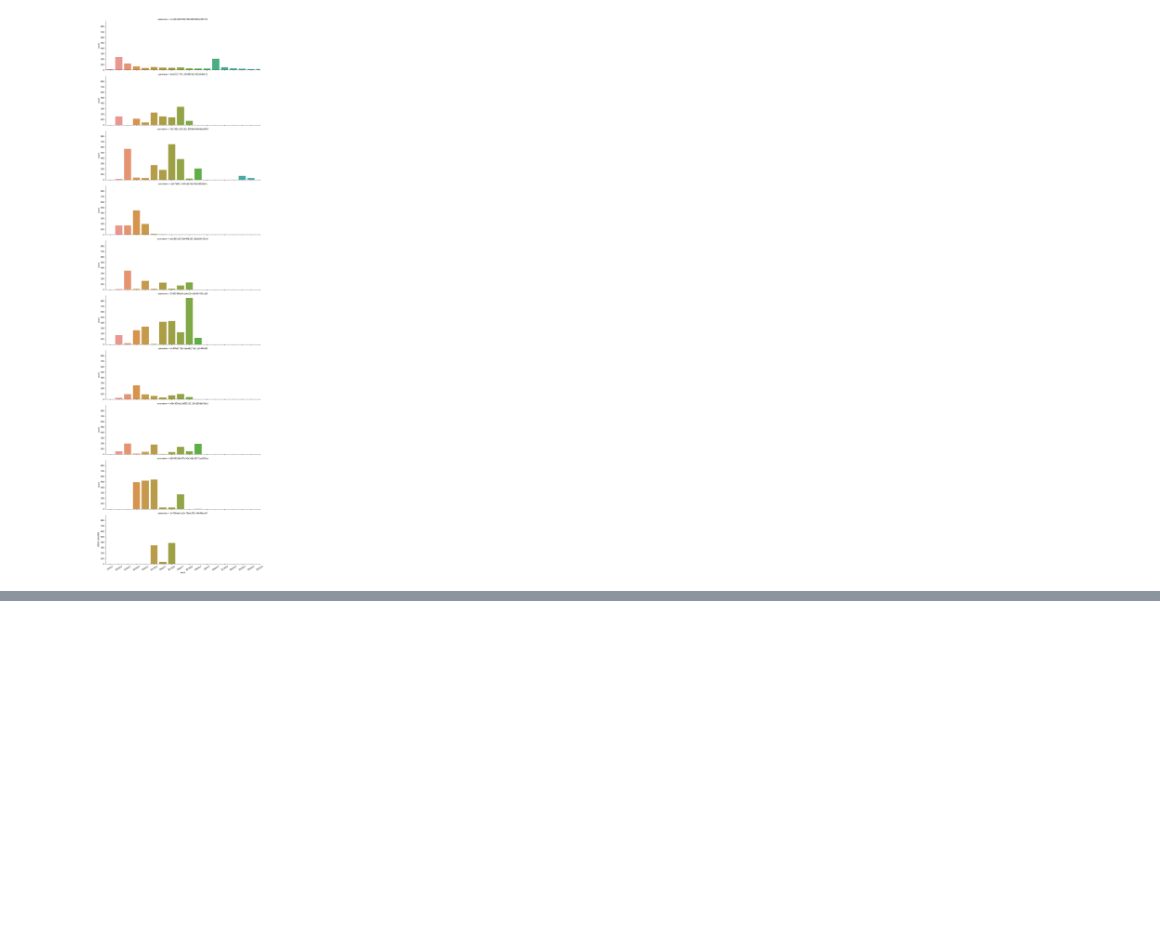
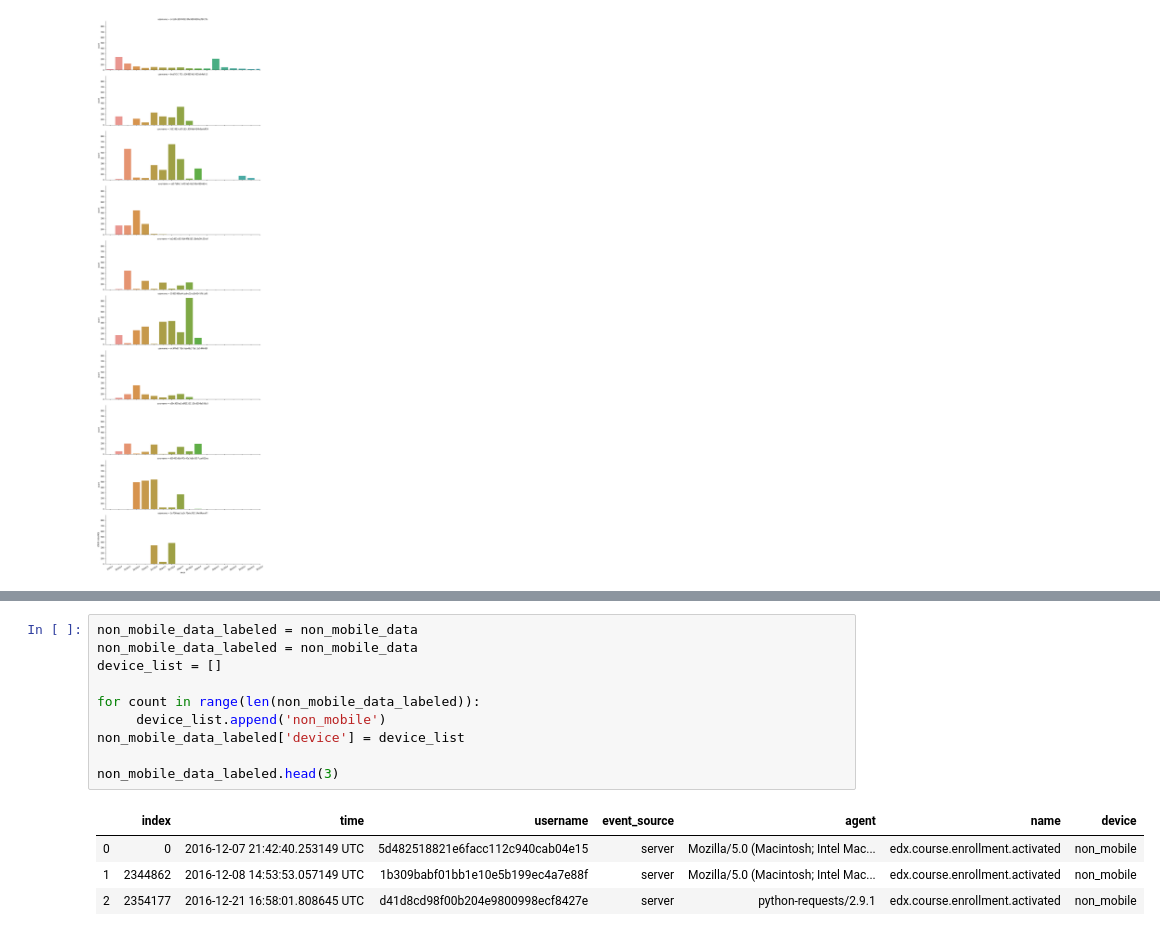
Before and after one commit to jyoonkim/Test, a Jupyter notebook: user_device_hb_timeseries.ipynb, the cells around one changed output, grey strips where cells are left out. Drawn from its saved outputs; the diff is of its cells as text; blank space fills up the shorter version.

```diff
--- a/user_device_hb_timeseries.ipynb
+++ b/user_device_hb_timeseries.ipynb
@@ -184,0 +204,15 @@ mobile_data_labeled.head(3)
+# %%
+non_mobile_data_labeled = non_mobile_data
+non_mobile_data_labeled = non_mobile_data
+device_list = []
+
+for count in range(len(non_mobile_data_labeled)):
+     device_list.append('non_mobile')
+non_mobile_data_labeled['device'] = device_list
+
+non_mobile_data_labeled.head(3)
+# %% [output]
+|  | index | time | username | event_source | agent | name | device |
+| 0 | 0 | 2016-12-07 21:42:40.253149 UTC | 5d482518821e6facc112c940cab04e15 | server | Mozilla/5.0 (Macintosh; Intel Mac... | edx.course.enrollment.activated | non_mobile |
+| 1 | 2344862 | 2016-12-08 14:53:53.057149 UTC | 1b309babf01bb1e10e5b199ec4a7e88f | server | Mozilla/5.0 (Macintosh; Intel Mac... | edx.course.enrollment.activated | non_mobile |
+| 2 | 2354177 | 2016-12-21 16:58:01.808645 UTC | d41d8cd98f00b204e9800998ecf8427e | server | python-requests/2.9.1 | edx.course.enrollment.activated | non_mobile |
```
Also changed, not shown: parts of 11 cells of this notebook, 2 other files.
